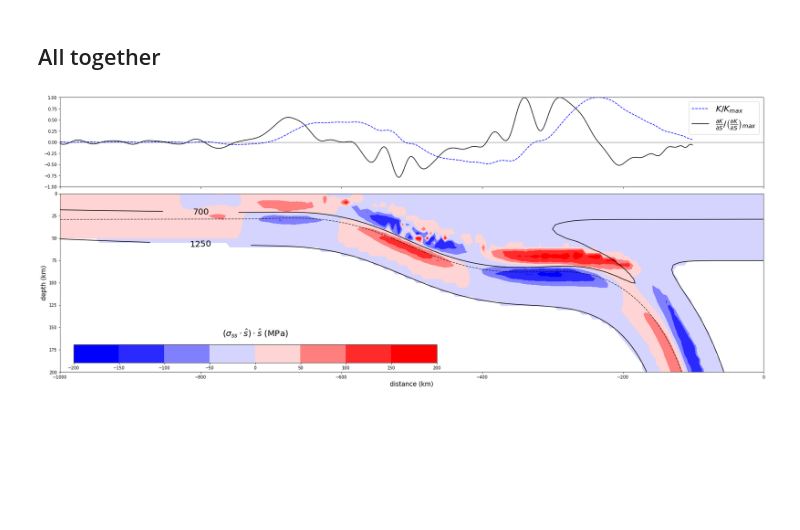
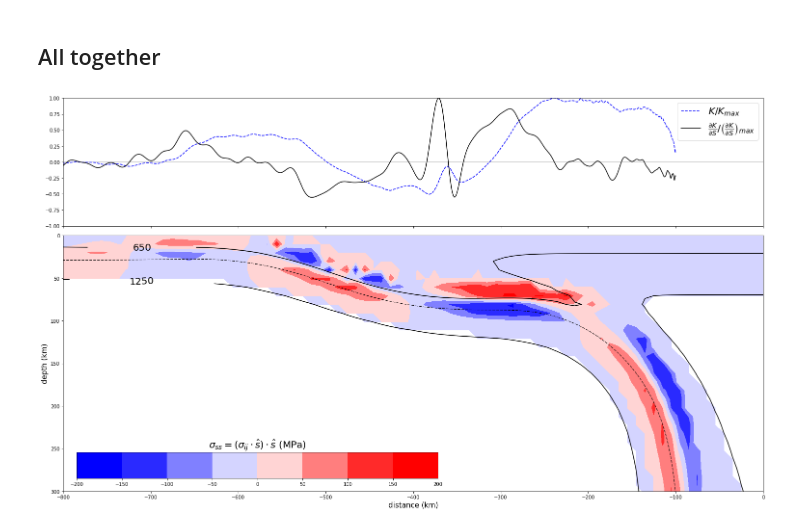
Before and after one commit to dansand/flat_slab, a Jupyter notebook: analysis/stress_curvature.ipynb, the cells around one changed output. Saved outputs shown, nothing was run; the diff lists cells and outputs as text; code cells hidden in the pictures; blank space fills up the shorter version.

```diff
--- a/analysis/stress_curvature.ipynb
+++ b/analysis/stress_curvature.ipynb
@@ -62,8 +66,8 @@ len(mppoints)
 # %% [output]
 52
 # %%
-i = 48
-depthlimit = 1. - (300/2900.)
+i = 47
+depthlimit = 1. - (350/2900.)
 # %%
 indexes = np.argsort(mppoints[i][:,0])
 sortedData = mppoints[i].copy()[indexes]
@@ -174,7 +183,7 @@ with mesh.deform_mesh():
 
     mesh.data[:,1] = mesh.data[:,1] + 1.0
 # %%
-sigFiles = natsort.natsort(glob2.glob('/workspace2/flat_slab/A/6/sigSS**.h5'))
+sigFiles = natsort.natsort(glob2.glob('/workspace2/flat_slab/A/6/sigXX**.h5'))
 sfile = sigFiles[i]
 sfile
 # %% [output]
@@ -206,7 +213,7 @@ fig.show()
 # %% [output]
 1000.0000000000001
 # %%
-dm = 5/2900.
+dm = 10/2900.
 inset = 0.999999999
 inset_ = 1/inset
 
@@ -234,12 +241,20 @@ fig, ax = plt.subplots(figsize=(12, 4))
 #ax.imshow(stress, cmap='coolwarm', vmax = 150, vmin = -150,
 #          extent=[mesh.minCoord[0]*2900, mesh.maxCoord[0]*2900, 1000, 0] )
 
-ax.contourf(np.flipud(stress), cmap='coolwarm', vmax = 150, vmin = -150,
-          extent=[mesh.minCoord[0]*2900, mesh.maxCoord[0]*2900, 0, 1000] )
+lf = ax.contourf(temp, cmap='coolwarm', vmax = 1300, vmin = 1,
+          extent=[mesh.minCoord[0]*2900, mesh.maxCoord[0]*2900, 0, 1000], alpha = 0.5,
+                levels = [    0.,   200.,   400.,   600.,   800.,  1000.,  1200.,  1420.])
 
-ax.contour(np.flipud(temp), colors='g', levels=[650., 1250.],
-                 extent=[mesh.minCoord[0]*2900, mesh.maxCoord[0]*2900, 0, 1000] )
+ax.contour(temp, colors='k', levels=[650., 1250.],
+                 extent=[mesh.minCoord[0]*2900, mesh.maxCoord[0]*2900, 0, 1000], linewidths = 0.5 )
 
-#ax.set_xlim(-1500, 0)
-#ax.set_ylim(600, 0)
+ax.hlines(660, -1000, 1000,  alpha = 0.5 , linewidths = 1 )
+
+ax.set_xlim(-800, 800)
+ax.set_ylim(800, 0)
+ax.set_aspect('equal')
+ax.set_xticks([])
+ax.set_yticks([])
+
+ax.text(-750, 750,'{} Ma'.format(times[0]), size = 10)
 # %% [output]
@@ -250,7 +312,7 @@ ax.contour(np.flipud(temp), colors='g', levels=[650., 1250.],
 # %%
 # plot it
 import matplotlib.gridspec as gridspec
-fig = plt.figure(figsize=(30, 12))
+fig = plt.figure(figsize=(26, 15))
 gs = gridspec.GridSpec(2, 1, height_ratios=[1, 2])
 gs.update(wspace=0.025, hspace=0.05) # set the spacing between axes.
 
@@ -266,8 +328,8 @@ ax0.plot( 2900.*(sortedData[:,0][blok:-blok]), y2[blok:-blok]/y2[blok:-blok].min
 ax0.plot( 2900.*(sortedData[:,0][blok:-blok]), y3[blok:-blok]/y3[blok:-blok].min(),
          c = 'k', label = r'$ \frac{ \partial{K}  }{ \partial{S}} / \left(\frac{ \partial{K}  }{ \partial{S}}\right)_{max} $' )
 
-ax0.hlines(0, -1000., 0., linewidths = 0.5)
-ax0.set_xlim(-1000., 0.)
+ax0.hlines(0, -800., 0., linewidths = 0.5)
+ax0.set_xlim(-800., 0.)
 ax0.set_ylim(-1., 1.)
 
 #ax0.ticklabel_format(style='sci',axis='y', scilimits=(0,0))
@@ -286,36 +348,36 @@ ax1 = plt.subplot(gs[1])
 #cb = ax1.imshow(stress, cmap='coolwarm', vmax = 150, vmin = -150,
 #          extent=[mesh.minCoord[0]*2900, mesh.maxCoord[0]*2900, (1. - mesh.minCoord[1])*2900,0])
 
 
 
 cb = ax1.contourf(stress, cmap='bwr', vmax = 150, vmin = -150,
           extent=[mesh.minCoord[0]*2900, mesh.maxCoord[0]*2900, 0, 1000] )
 
-CS = ax1.contour(temp, colors='k', levels=[700., 1250.],
+CS = ax1.contour(temp, colors='k', levels=[650., 1250.],
                  extent=[mesh.minCoord[0]*2900, mesh.maxCoord[0]*2900, 0, 1000] )
 
 ax1.plot(2900.*sortedData[:,0], 2900 - 2900.*sortedData[:,1], c= 'k', ls = '--', lw = 1)
 ax1.clabel(CS, fontsize=20, inline=1, fmt='%1.0f',
-           manual=[(-800,25),(-800, 50)], inline_spacing=0.0001)
-ax1.set_xlim(-1000, 0)
-ax1.set_ylim(200, 0)
+           manual=[(-710,25),(-710, 50)], inline_spacing=0.0000001)
+ax1.set_xlim(-800, 0)
+ax1.set_ylim(300, 0)
 
 ax1.set_ylabel('depth (km)', size = 15)
 ax1.set_xlabel('distance (km)', size = 15)
 ax1.grid(False)
 #ax1.legend()
 
 #h = colorbar(cb)
 #h.set_label(r'$\sigma_{xx}$ (MPa)', size= 20, labelpad=-20)
 
 # Now adding the colorbar
 cbaxes = fig.add_axes([0.14, 0.15, 0.4, 0.05])
 cb1 = colorbar(cb, cax = cbaxes, orientation="horizontal")
-cb1.set_label(r'$(\sigma_{ss} \cdot \hat s)\cdot \hat s$ (MPa)', size= 20, labelpad=-100)
+cb1.set_label(r'$\sigma_{ss} =  (\sigma_{ij} \cdot \hat s)\cdot \hat s$ (MPa)', size= 20, labelpad=-100)
 
 #h = colorbar;
 #ylabel(h, 'foo')
 
 #fig.text(0.15, 0.19,'34 Ma', size = 20)
 # %% [output]
-[figure, old version]
+[figure, new version]
```
Also changed, not shown: parts of 15 cells of this notebook, 4 other files.
